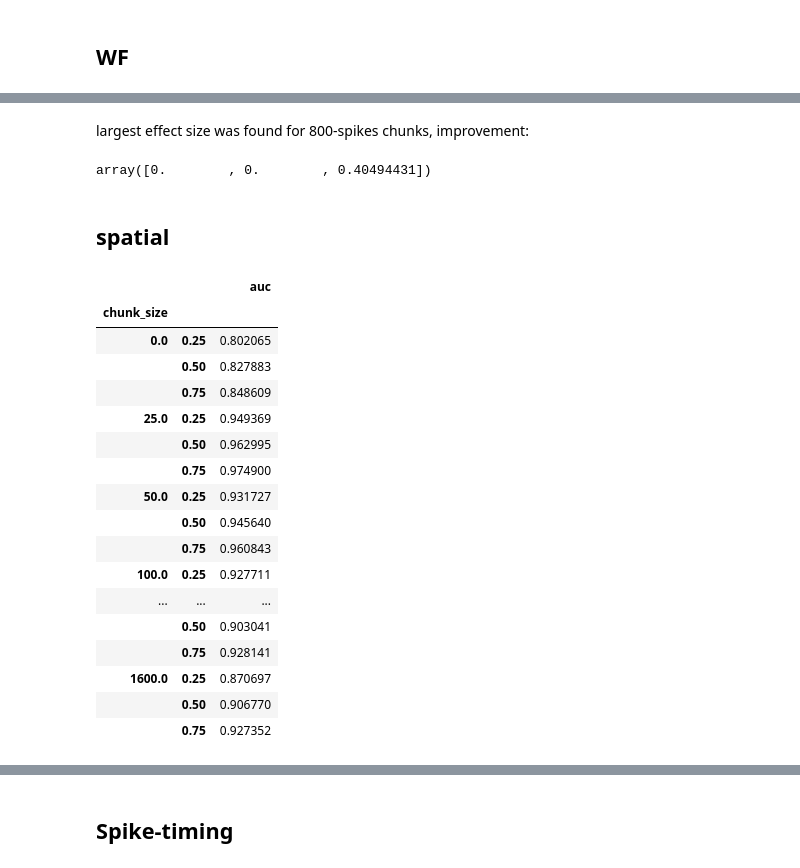
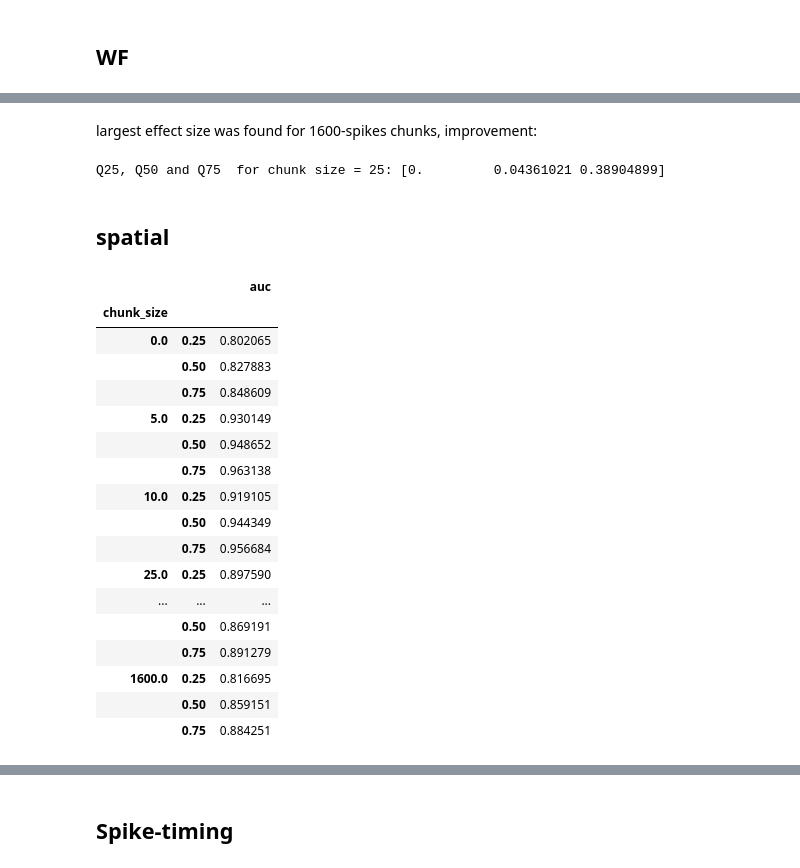
Before and after one commit to LiorSukman/Stark-Lab-Project, a Jupyter notebook: chunking_results_V0.ipynb, the cells around one changed output, grey strips where cells are left out. Drawn from its saved outputs; the diff is of its cells as text; code cells hidden in the pictures.

```diff
--- a/chunking_results.ipynb
+++ b/chunking_results_V0.ipynb
@@ -7,11 +7,13 @@ import scipy.stats as stats
 pd.options.display.max_columns = 500
 pd.options.display.max_rows = 500
 # %%
-PATH = 'ml/results_rf_110822_rich_v2.csv'
+PATH = 'ml/results_rf_290322_fix_imp.csv'
+PATH_SPAT = 'ml/results_rf_spatial_combined.csv'
 # %%
 results = pd.read_csv(PATH, index_col=0)
-
-chunk_sizes = results.chunk_size.unique()
+results = results[results.modality != 'spatial']
+results_spat = pd.read_csv(PATH_SPAT, index_col=0)
+results = results.append(results_spat)
 
 complete = results[results.restriction == 'complete']
 complete = complete.dropna(how='all', axis=1)
@@ -83,39 +94,43 @@ The effect size is: 1.0
 # %% [markdown]
-largest effect size was found for 800-spikes chunks, improvement:
+largest effect size was found for 1600-spikes chunks, improvement:
 # %%
 # temp here stands for tempporary not temporal
 temp = complete[complete.modality == 'morphological']
 temp_0 = temp[temp.chunk_size == 0].auc.to_numpy()
 temp_800 = temp[temp.chunk_size == 800].auc.to_numpy()
 diff = 100 * (temp_800 - temp_0) / temp_0
-np.quantile(diff, q=[0.25, 0.5, 0.75])
+print(f"Q25, Q50 and Q75  for chunk size = 1600: {np.quantile(diff, q=[0.25, 0.5, 0.75])}")
 # %% [output]
-array([0.        , 0.        , 0.40494431])
+Q25, Q50 and Q75  for chunk size = 25: [0.         0.04361021 0.38904899]
 # %% [markdown]
 ## spatial
 # %%
 spat_res = complete[complete.modality == 'spatial']
+
+chunk_sizes = spat_res.chunk_size.unique()
+chunk_sizes.sort()
+
 grouped_spat = spat_res.groupby(by=['chunk_size'])
 grouped_spat[['auc']].quantile(q=[0.25, 0.5, 0.75])
 # %% [output]
 |  |  | auc |
 | chunk_size |  |  |
 | 0.0 | 0.25 | 0.802065 |
 |  | 0.50 | 0.827883 |
 |  | 0.75 | 0.848609 |
-| 25.0 | 0.25 | 0.949369 |
-|  | 0.50 | 0.962995 |
-|  | 0.75 | 0.974900 |
-| 50.0 | 0.25 | 0.931727 |
-|  | 0.50 | 0.945640 |
-|  | 0.75 | 0.960843 |
-| 100.0 | 0.25 | 0.927711 |
+| 5.0 | 0.25 | 0.930149 |
+|  | 0.50 | 0.948652 |
+|  | 0.75 | 0.963138 |
+| 10.0 | 0.25 | 0.919105 |
+|  | 0.50 | 0.944349 |
+|  | 0.75 | 0.956684 |
+| 25.0 | 0.25 | 0.897590 |
 | ... | ... | ... |
-|  | 0.50 | 0.903041 |
-|  | 0.75 | 0.928141 |
-| 1600.0 | 0.25 | 0.870697 |
-|  | 0.50 | 0.906770 |
-|  | 0.75 | 0.927352 |
+|  | 0.50 | 0.869191 |
+|  | 0.75 | 0.891279 |
+| 1600.0 | 0.25 | 0.816695 |
+|  | 0.50 | 0.859151 |
+|  | 0.75 | 0.884251 |
 # %%
 spat_aucs = [spat_res.auc[spat_res.chunk_size == cs] for cs in chunk_sizes]
 spat_aucs_0 = spat_aucs[0]
```
Also changed, not shown: parts of 12 cells of this notebook, 11 other files.
